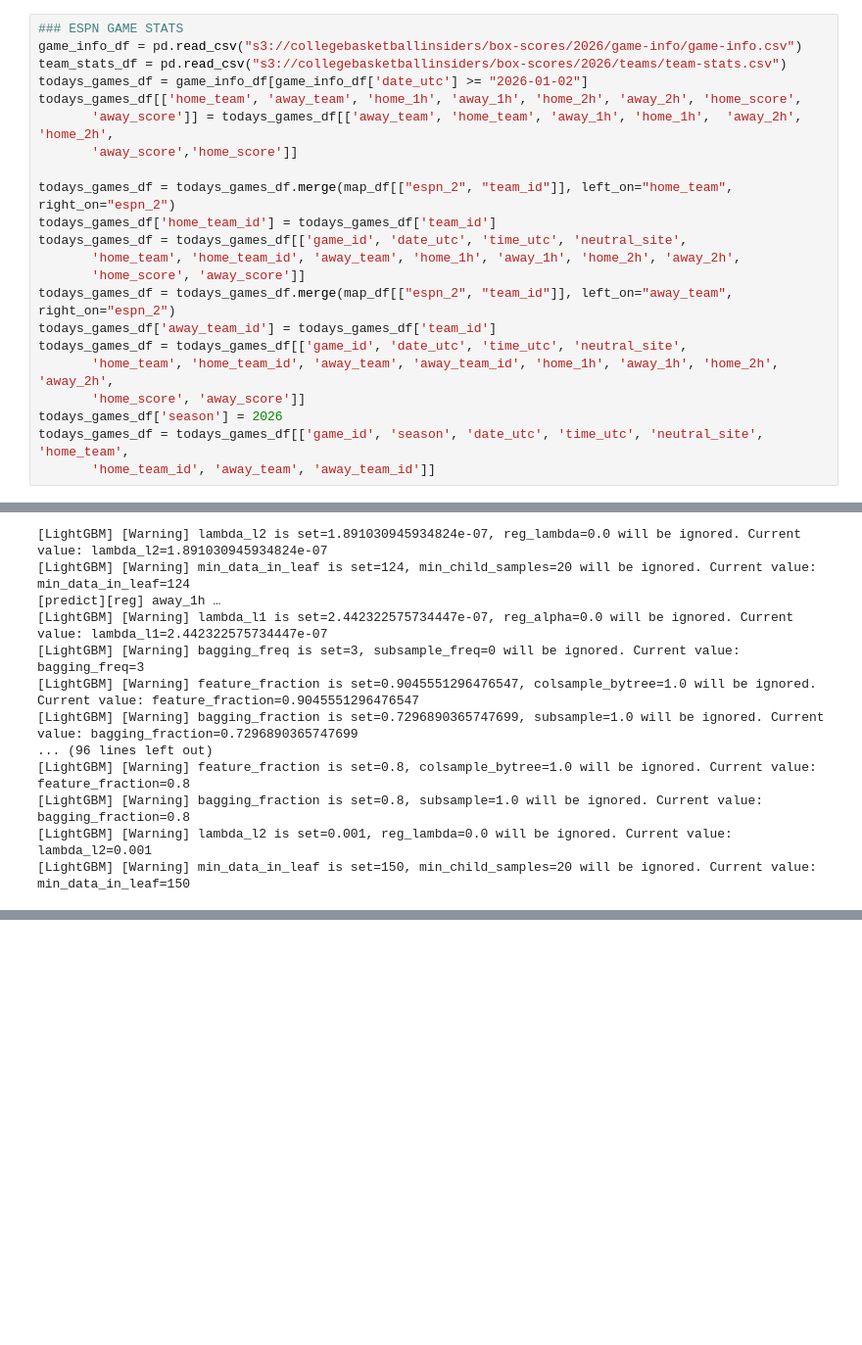
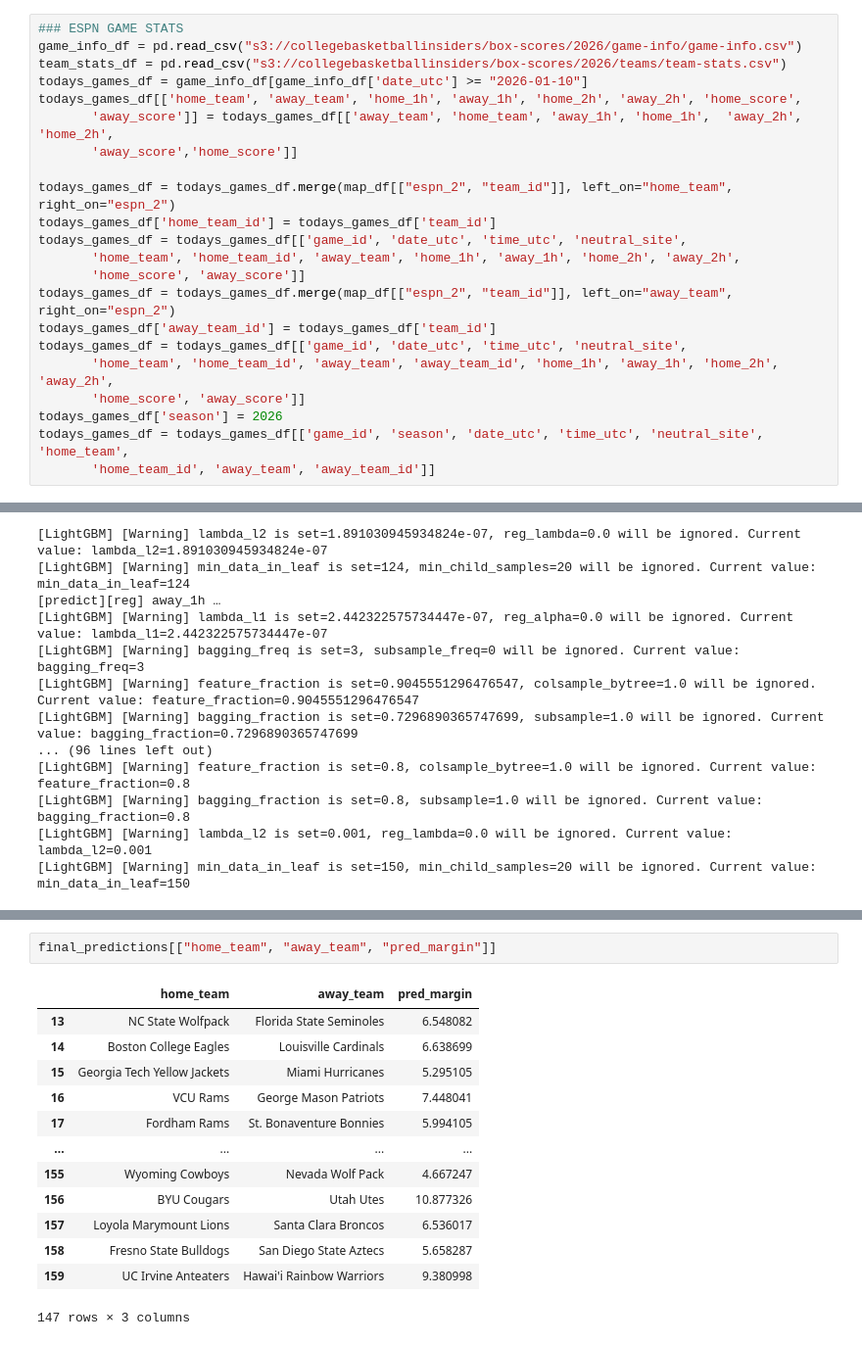
Before and after one commit to dimmittnick/march_madness, a Jupyter notebook: inferencing/inference_transposed.ipynb, the cells around one changed output, grey strips where cells are left out. Shown at 98% size. Saved outputs shown, nothing was run; the diff lists cells and outputs as text; blank space fills up the shorter version.

```diff
--- a/inferencing/inference_transposed.ipynb
+++ b/inferencing/inference_transposed.ipynb
@@ -118,7 +118,7 @@ kp_tvk_features_df = kp_tvk_features_df[~kp_tvk_features_df['adj_em'].isna()]
 ### ESPN GAME STATS
 game_info_df = pd.read_csv("s3://collegebasketballinsiders/box-scores/2026/game-info/game-info.csv")
 team_stats_df = pd.read_csv("s3://collegebasketballinsiders/box-scores/2026/teams/team-stats.csv")
-todays_games_df = game_info_df[game_info_df['date_utc'] >= "2026-01-02"]
+todays_games_df = game_info_df[game_info_df['date_utc'] >= "2026-01-10"]
 todays_games_df[['home_team', 'away_team', 'home_1h', 'away_1h', 'home_2h', 'away_2h', 'home_score',
        'away_score']] = todays_games_df[['away_team', 'home_team', 'away_1h', 'home_1h',  'away_2h', 'home_2h',
        'away_score','home_score']]
@@ -1191,0 +1171,16 @@ final_predictions
+# %%
+final_predictions[["home_team", "away_team", "pred_margin"]]
+# %% [output]
+|  | home_team | away_team | pred_margin |
+| 13 | NC State Wolfpack | Florida State Seminoles | 6.548082 |
+| 14 | Boston College Eagles | Louisville Cardinals | 6.638699 |
+| 15 | Georgia Tech Yellow Jackets | Miami Hurricanes | 5.295105 |
+| 16 | VCU Rams | George Mason Patriots | 7.448041 |
+| 17 | Fordham Rams | St. Bonaventure Bonnies | 5.994105 |
+| ... | ... | ... | ... |
+| 155 | Wyoming Cowboys | Nevada Wolf Pack | 4.667247 |
+| 156 | BYU Cougars | Utah Utes | 10.877326 |
+| 157 | Loyola Marymount Lions | Santa Clara Broncos | 6.536017 |
+| 158 | Fresno State Bulldogs | San Diego State Aztecs | 5.658287 |
+| 159 | UC Irvine Anteaters | Hawai'i Rainbow Warriors | 9.380998 |
+147 rows × 3 columns
```
Also changed, not shown: parts of 4 cells of this notebook, 3 other files.
